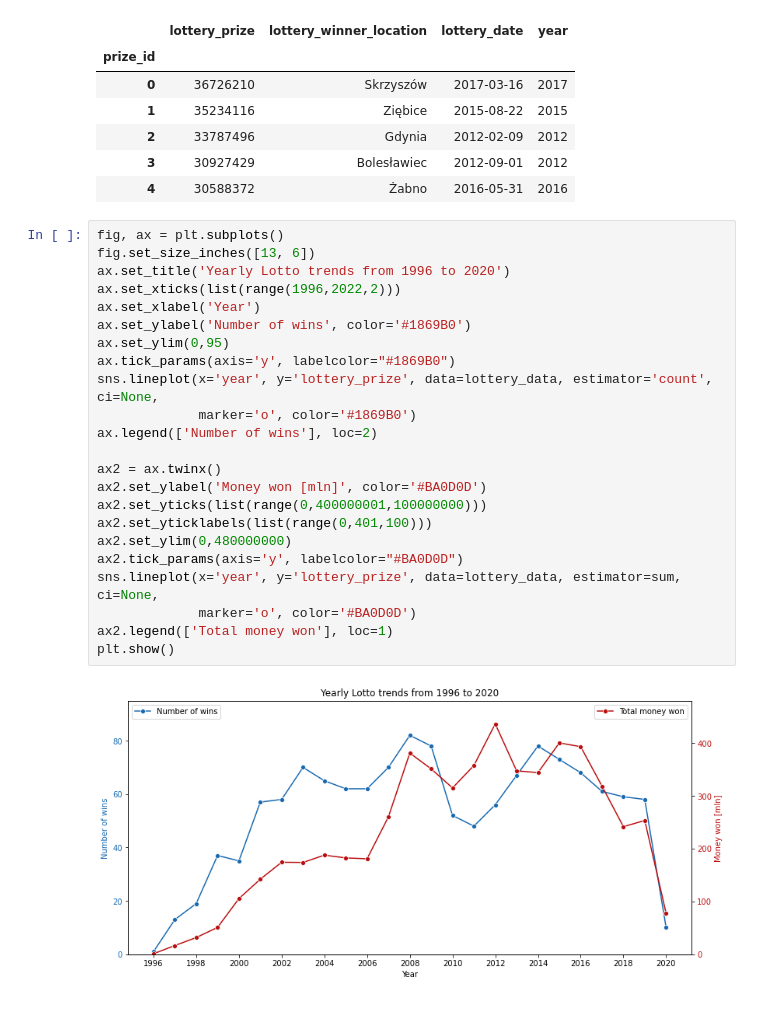
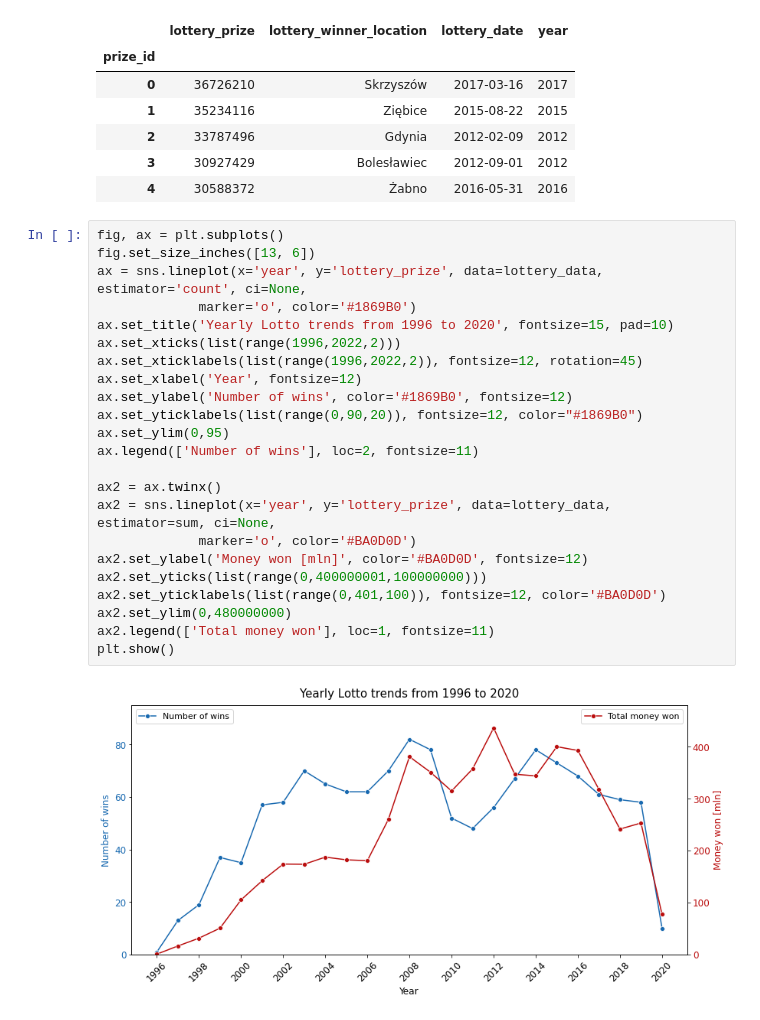
Before and after one commit to piotrsoczewka/Lotto, a Jupyter notebook: Data import and analysis.ipynb, the cells around one changed output. Drawn from its saved outputs; the diff is of its cells as text.

```diff
--- a/Data import and analysis.ipynb
+++ b/Data import and analysis.ipynb
@@ -121,29 +126,29 @@ lottery_data.head()
 | 2 | 33787496 | Gdynia | 2012-02-09 | 2012 |
 | 3 | 30927429 | Bolesławiec | 2012-09-01 | 2012 |
 | 4 | 30588372 | Żabno | 2016-05-31 | 2016 |
-# %%
-fig, ax = plt.subplots()
-fig.set_size_inches([13, 6])
-ax.set_title('Yearly Lotto trends from 1996 to 2020')
-ax.set_xticks(list(range(1996,2022,2)))
-ax.set_xlabel('Year')
-ax.set_ylabel('Number of wins', color='#1869B0')
-ax.set_ylim(0,95)
-ax.tick_params(axis='y', labelcolor="#1869B0")
-sns.lineplot(x='year', y='lottery_prize', data=lottery_data, estimator='count', ci=None,
-             marker='o', color='#1869B0')
-ax.legend(['Number of wins'], loc=2)
-
-ax2 = ax.twinx()
-ax2.set_ylabel('Money won [mln]', color='#BA0D0D')
-ax2.set_yticks(list(range(0,400000001,100000000)))
-ax2.set_yticklabels(list(range(0,401,100)))
-ax2.set_ylim(0,480000000)
-ax2.tick_params(axis='y', labelcolor="#BA0D0D")
-sns.lineplot(x='year', y='lottery_prize', data=lottery_data, estimator=sum, ci=None,
-             marker='o', color='#BA0D0D')
-ax2.legend(['Total money won'], loc=1)
-plt.show()
-# %% [output]
-[figure, removed]
+# %%
+fig, ax = plt.subplots()
+fig.set_size_inches([13, 6])
+ax = sns.lineplot(x='year', y='lottery_prize', data=lottery_data, estimator='count', ci=None,
+             marker='o', color='#1869B0')
+ax.set_title('Yearly Lotto trends from 1996 to 2020', fontsize=15, pad=10)
+ax.set_xticks(list(range(1996,2022,2)))
+ax.set_xticklabels(list(range(1996,2022,2)), fontsize=12, rotation=45)
+ax.set_xlabel('Year', fontsize=12)
+ax.set_ylabel('Number of wins', color='#1869B0', fontsize=12)
+ax.set_yticklabels(list(range(0,90,20)), fontsize=12, color="#1869B0")
+ax.set_ylim(0,95)
+ax.legend(['Number of wins'], loc=2, fontsize=11)
+
+ax2 = ax.twinx()
+ax2 = sns.lineplot(x='year', y='lottery_prize', data=lottery_data, estimator=sum, ci=None,
+             marker='o', color='#BA0D0D')
+ax2.set_ylabel('Money won [mln]', color='#BA0D0D', fontsize=12)
+ax2.set_yticks(list(range(0,400000001,100000000)))
+ax2.set_yticklabels(list(range(0,401,100)), fontsize=12, color='#BA0D0D')
+ax2.set_ylim(0,480000000)
+ax2.legend(['Total money won'], loc=1, fontsize=11)
+plt.show()
+# %% [output]
+[figure, added]
 # %%
```
Also changed, not shown: parts of 35 cells of this notebook.
